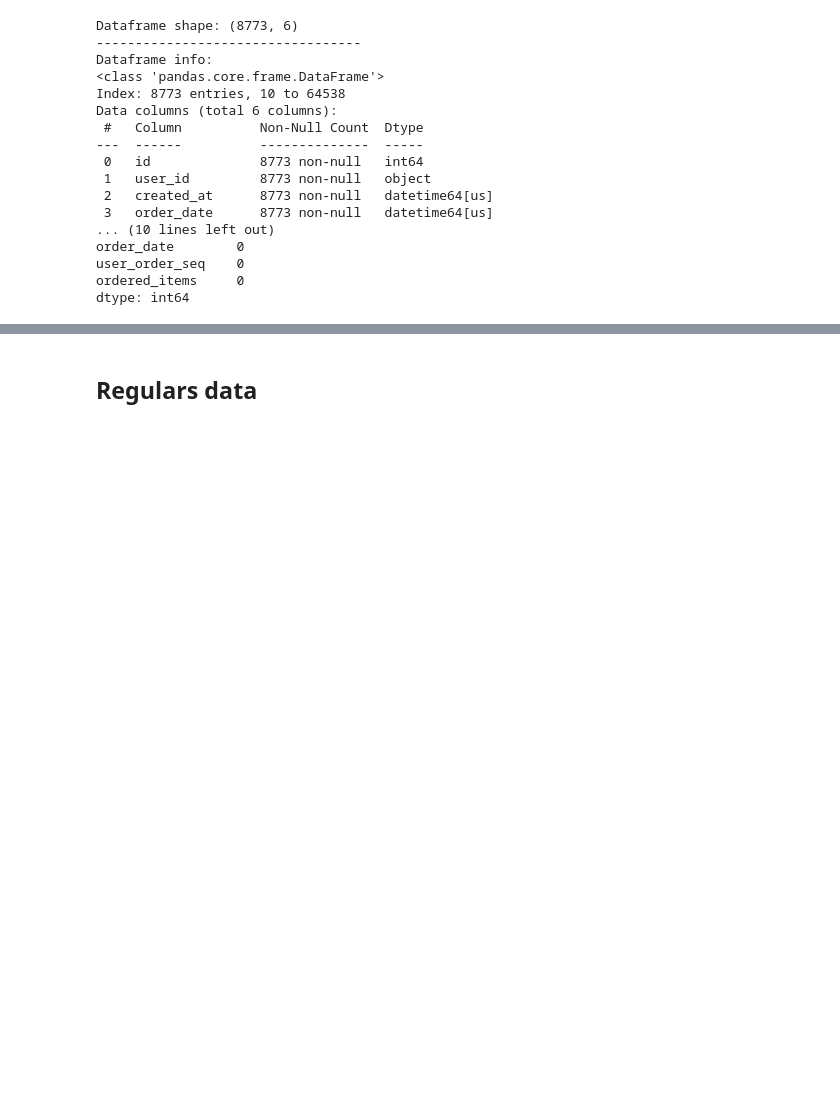
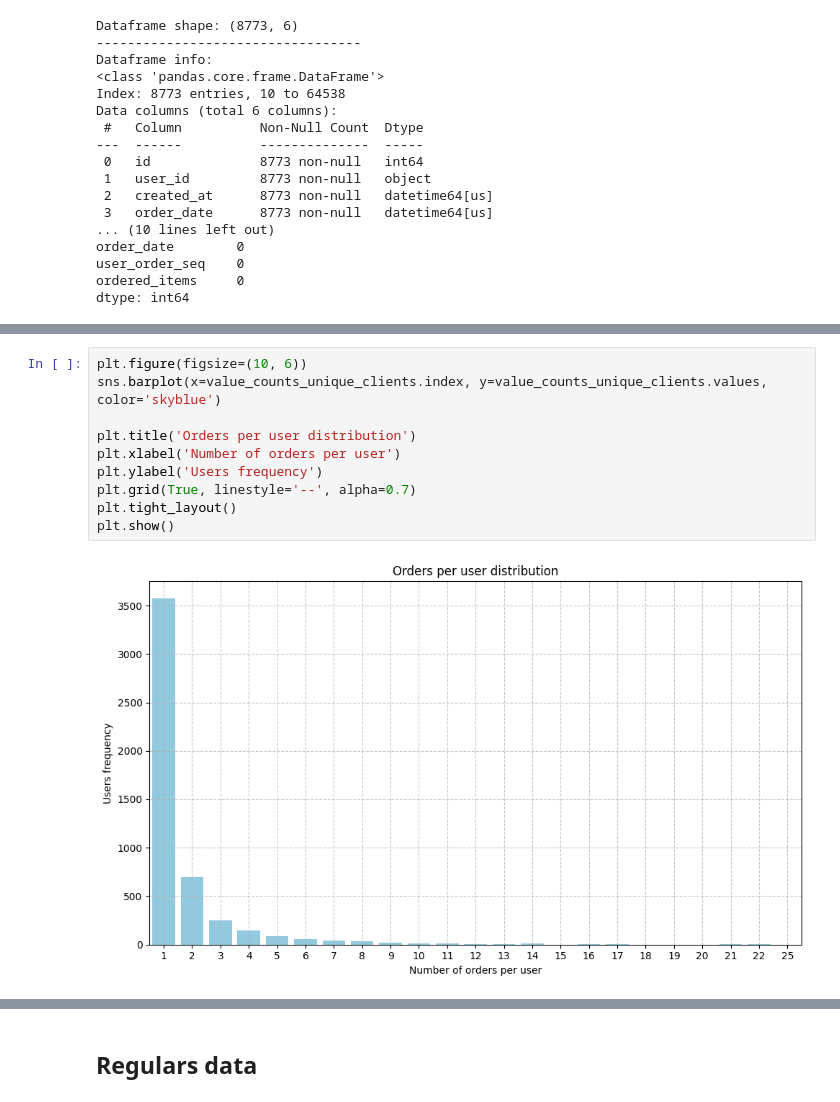
Before and after one commit to 10alexmarcos/zrive-ds, a Jupyter notebook: src/module_2/module_2_EDA.ipynb, the cells around one changed output, grey strips where cells are left out. Saved outputs shown, nothing was run; the diff lists cells and outputs as text; blank space fills up the shorter version.

```diff
--- a/src/module_2/module_2_EDA.ipynb
+++ b/src/module_2/module_2_EDA.ipynb
@@ -41,0 +133,12 @@ dtype: int64
+# %%
+plt.figure(figsize=(10, 6))
+sns.barplot(x=value_counts_unique_clients.index, y=value_counts_unique_clients.values, color='skyblue')
+
+plt.title('Orders per user distribution')
+plt.xlabel('Number of orders per user')
+plt.ylabel('Users frequency')
+plt.grid(True, linestyle='--', alpha=0.7)
+plt.tight_layout()
+plt.show()
+# %% [output]
+[figure, added]
```
Also changed, not shown: parts of 17 cells of this notebook, 2 other files.
